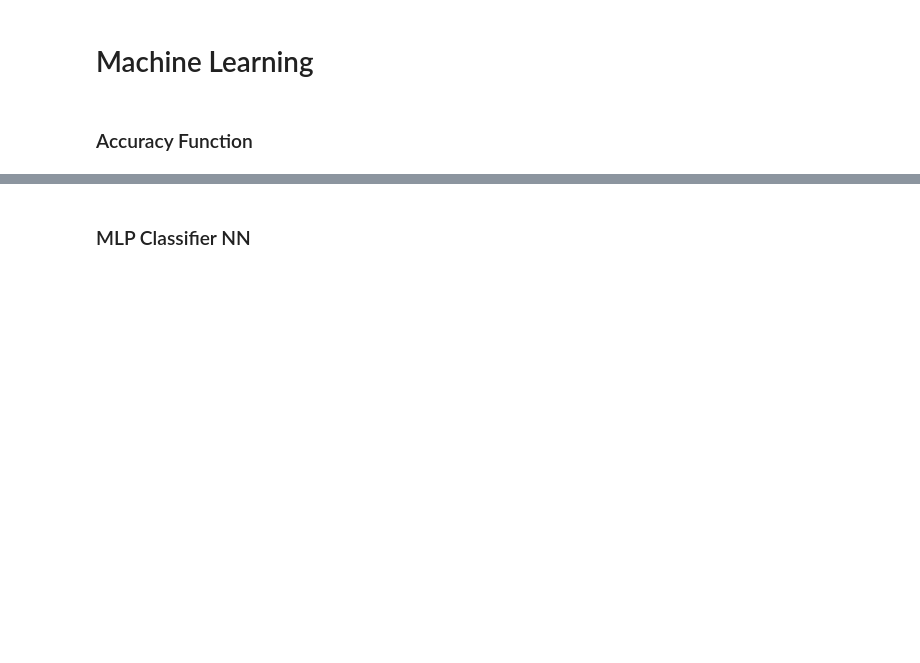
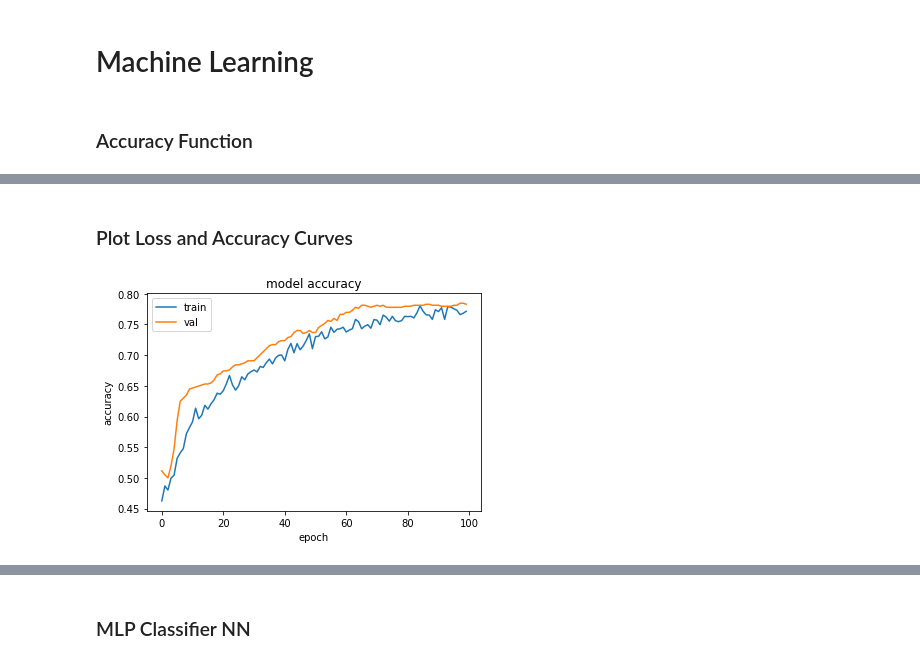
Before and after one commit to wrickord/CutFree, a Jupyter notebook: cutfree-models/Property-Model-V2.ipynb, the cells around one changed output, grey strips where cells are left out. Cells and saved outputs as stored; diff of their text form; code cells hidden in the pictures; blank space fills up the shorter version.

```diff
--- a/cutfree-models/Property-Model-V2.ipynb
+++ b/cutfree-models/Property-Model-V2.ipynb
@@ -170,0 +173,12 @@ def get_accuracy(pred, true):
+# %%
+model = tf.keras.Sequential([
+    tf.keras.layers.Dense(32, activation="tanh", input_shape=(3,)),
+    tf.keras.layers.Dense(32, activation="tanh"),
+    tf.keras.layers.Dropout(0.2),
+    tf.keras.layers.Dense(16, activation="tanh"),
+    tf.keras.layers.Dense(16, activation="tanh"),
+    tf.keras.layers.Dense(8, activation="tanh"),
+    tf.keras.layers.Dense(1, activation="sigmoid")
+])
+
+model.summary()
@@ -170,0 +235,12 @@ def get_accuracy(pred, true):
+# %% [markdown]
+### Plot Loss and Accuracy Curves
+# %%
+plt.plot(history.history['accuracy'])
+plt.plot(history.history['val_accuracy'])
+plt.title('model accuracy')
+plt.ylabel('accuracy')
+plt.xlabel('epoch')
+plt.legend(['train', 'val'], loc='upper left')
+plt.show()
+# %% [output]
+[figure, added]
```
Also changed, not shown: parts of 19 cells of this notebook.
